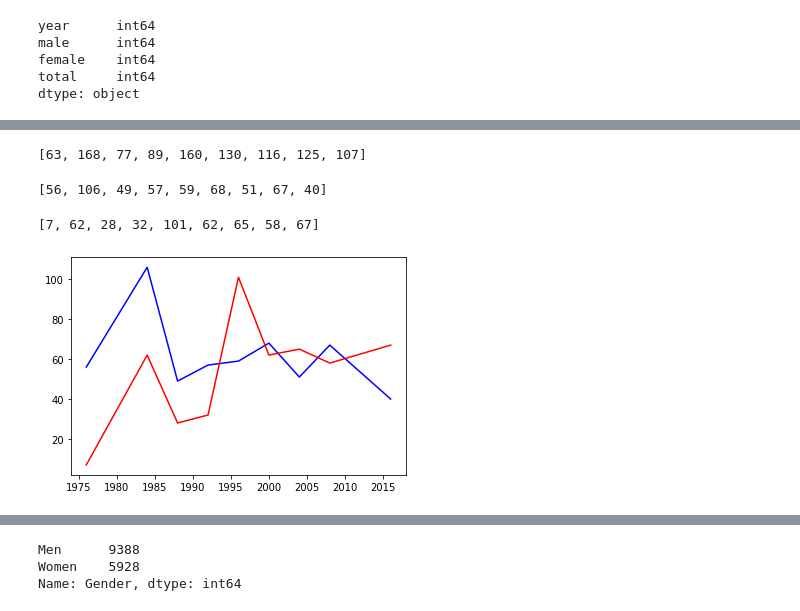
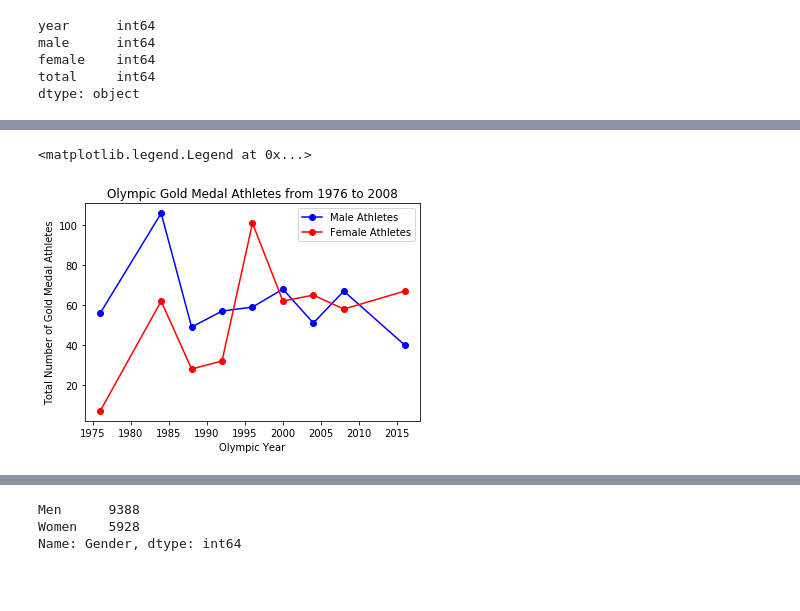
Before and after one commit to tnatoli29/Project-2, a Jupyter notebook: athletes.ipynb, the cells around one changed output, grey strips where cells are left out. Cells and saved outputs as stored; diff of their text form; code cells hidden in the pictures; blank space fills up the shorter version.

```diff
--- a/athletes.ipynb
+++ b/athletes.ipynb
@@ -132,15 +126,0 @@ year_list
-# %%
-total_list = gender_by_year['total'].tolist()
-total_list
-# %% [output]
-[63, 168, 77, 89, 160, 130, 116, 125, 107]
-# %%
-male_list = gender_by_year['male'].tolist()
-male_list
-# %% [output]
-[56, 106, 49, 57, 59, 68, 51, 67, 40]
-# %%
-female_list = gender_by_year['female'].tolist()
-female_list
-# %% [output]
-[7, 62, 28, 32, 101, 62, 65, 58, 67]
@@ -149,11 +135,17 @@ xaxis = total_list
 yaxis = year_list
 # %%
 # Plot the charts and apply some styling
-# Line chart based on Olympics gold medal athletes only
-male, = plt.plot(year_list, male_list, color="blue", label="Male Athletes")
-female, = plt.plot(year_list, female_list, color="red", label="Female Athletes")
+# Plot based on Summer Olympic files, all athletes
+male, = plt.plot(year_list, male_list, marker="o", color="blue", label="Male Athletes")
+female, = plt.plot(year_list, female_list, marker="o", color="red", label="Female Athletes")
+
+plt.title("Olympic Gold Medal Athletes from 1976 to 2008")
+plt.xlabel("Olympic Year")
+plt.ylabel("Total Number of Gold Medal Athletes")
+plt.legend(handles=[male, female], loc="best")
 # %% [output]
+<matplotlib.legend.Legend at 0x...>
-[figure, old version]
+[figure, new version]
 # %%
 # View Summer Olympics file with all data from 1976 to 2008, check to see if plot looks better than the one above
 
```
Also changed, not shown: parts of 2 cells of this notebook.
